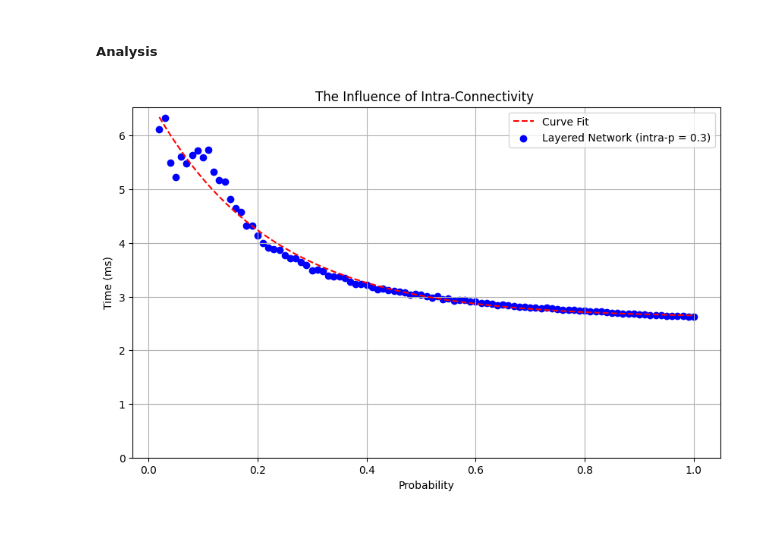
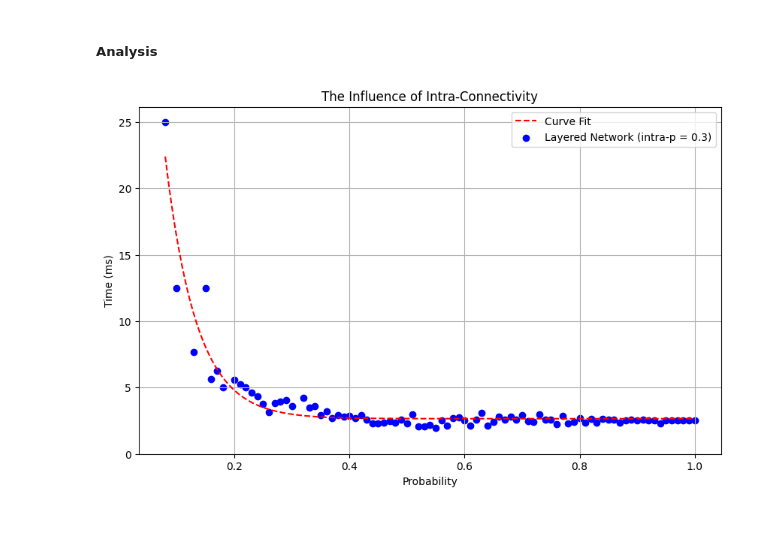
Before and after one commit to ZhuonengBao/Computational-Science-Project, a Jupyter notebook: Project Computational Science.ipynb, the cells around one changed output. Saved outputs shown, nothing was run; the diff lists cells and outputs as text; code cells hidden in the pictures.

```diff
--- a/Project Computational Science.ipynb
+++ b/Project Computational Science.ipynb
@@ -164,11 +164,11 @@ peaktime = Network.run()
 ##### Simulation
 # %%
 # ~~5 minutes
-n = 20
+n = 10
 step = 0.01
 time = 25
 step = 0.01
-N_sim = 10
+N_sim = 5
 
 intra_p = 0.3
 inter_ps = np.arange(0, 1 + step, step)
@@ -181,7 +181,7 @@ def layered_sim(p):
         peak_times_for_p.append(peak_time)
 
     # Remove zeros
-    filtered_peak_times = [t for t in peak_times_for_p if t != 0]
+    filtered_peak_times = [t for t in peak_times_for_p if t > 0.1]
     return np.mean(filtered_peak_times) if filtered_peak_times else 0
 
 
@@ -192,30 +192,30 @@ with Pool(processes=4) as pool:
 # %%
 # Exponential Decay
 def fit_function(x, a, b, c):
     return a * np.exp(-b * x) + c
 
 # Filter Zeros
-idxs = np.array(peak_times) != 0  # Create a mask for non-zero values
+idxs = np.array(peak_times) > 0.1
 f_ps = inter_ps[idxs]
 f_times = np.array(peak_times)[idxs]
 
 # Curve Fit
 popt, pcov = curve_fit(fit_function, f_ps, f_times)
 fit_x = np.linspace(min(f_ps), max(f_ps), 500)
 fit_y = fit_function(fit_x, *popt)
 
 # Plot the results
 plt.figure(figsize=(10, 6))
 plt.scatter(f_ps, f_times, label=f"Layered Network (intra-p = {intra_p})", color="blue")
 plt.plot(fit_x, fit_y, label="Curve Fit", color="red", linestyle="--")
 plt.xlabel("Probability")
 plt.ylabel("Time (ms)")
 plt.ylim(bottom=0)
 plt.legend()
-plt.title(f"The Influence of Intra-Connectivity ")
+plt.title(f"The Influence of Intra-Connectivity")
 plt.grid()
 plt.show()
 # %% [output]
-[figure, old version]
+[figure, new version]
 # %% [markdown]
 ###
```
Also changed, not shown: parts of 3 cells of this notebook, 2 other files.
